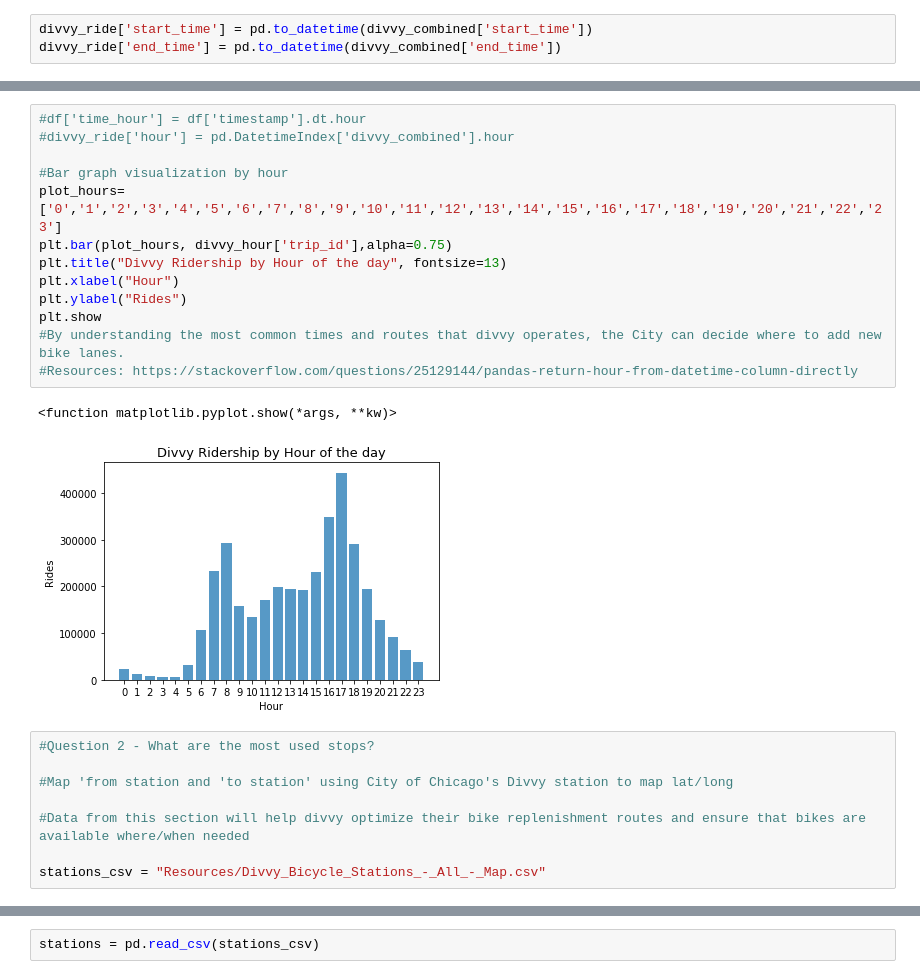
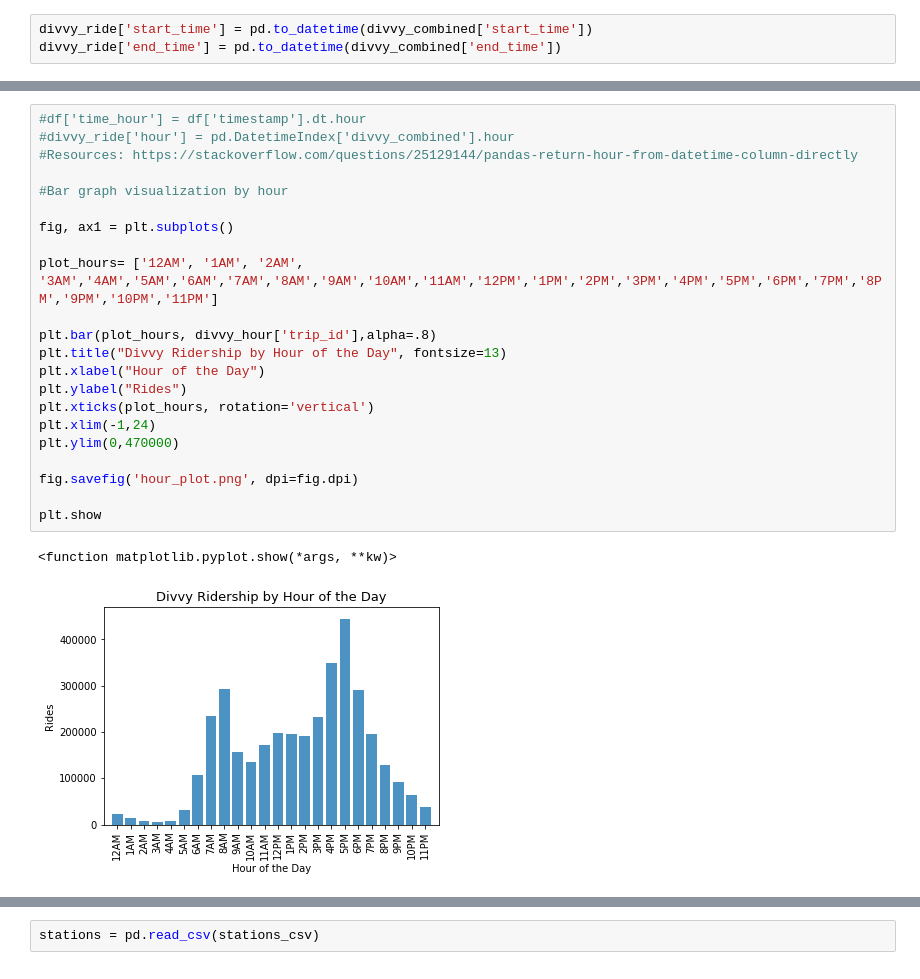
Before and after one commit to AlejandraRosa/Divvy_Project, a Jupyter notebook: Divvy_main.ipynb, the cells around one changed output, grey strips where cells are left out. Saved outputs shown, nothing was run; the diff lists cells and outputs as text.

Commit message:
Divvy_update

```diff
--- a/Divvy_main.ipynb
+++ b/Divvy_main.ipynb
@@ -125,27 +191,28 @@ divvy_hour.head()
 | 2 | 8229 | 8229 | 8229 | 8229 | 8229 | 8229 | 8229 | ... |
 | 3 | 5318 | 5318 | 5318 | 5318 | 5318 | 5318 | 5318 | ... |
 | 4 | 6701 | 6701 | 6701 | 6701 | 6701 | 6701 | 6701 | ... |
-# %%
-#df['time_hour'] = df['timestamp'].dt.hour
-#divvy_ride['hour'] = pd.DatetimeIndex['divvy_combined'].hour
-
-#Bar graph visualization by hour
-plot_hours=['0','1','2','3','4','5','6','7','8','9','10','11','12','13','14','15','16','17','18','19','20','21','22','23']
-plt.bar(plot_hours, divvy_hour['trip_id'],alpha=0.75)
-plt.title("Divvy Ridership by Hour of the day", fontsize=13)
-plt.xlabel("Hour")
-plt.ylabel("Rides")
-plt.show
-#By understanding the most common times and routes that divvy operates, the City can decide where to add new bike lanes.
-#Resources: https://stackoverflow.com/questions/25129144/pandas-return-hour-from-datetime-column-directly
-# %% [output]
-<function matplotlib.pyplot.show(*args, **kw)>
-[figure, removed]
-# %%
-#Question 2 - What are the most used stops?
-
-#Map 'from station and 'to station' using City of Chicago's Divvy station to map lat/long
-
-#Data from this section will help divvy optimize their bike replenishment routes and ensure that bikes are available where/when needed
-
-stations_csv = "Resources/Divvy_Bicycle_Stations_-_All_-_Map.csv"
+# %%
+#df['time_hour'] = df['timestamp'].dt.hour
+#divvy_ride['hour'] = pd.DatetimeIndex['divvy_combined'].hour
+#Resources: https://stackoverflow.com/questions/25129144/pandas-return-hour-from-datetime-column-directly
+
+#Bar graph visualization by hour
+
+fig, ax1 = plt.subplots()
+
+plot_hours= ['12AM', '1AM', '2AM', '3AM','4AM','5AM','6AM','7AM','8AM','9AM','10AM','11AM','12PM','1PM','2PM','3PM','4PM','5PM','6PM','7PM','8PM','9PM','10PM','11PM']
+
+plt.bar(plot_hours, divvy_hour['trip_id'],alpha=.8)
+plt.title("Divvy Ridership by Hour of the Day", fontsize=13)
+plt.xlabel("Hour of the Day")
+plt.ylabel("Rides")
+plt.xticks(plot_hours, rotation='vertical')
+plt.xlim(-1,24)
+plt.ylim(0,470000)
+
+fig.savefig('hour_plot.png', dpi=fig.dpi)
+
+plt.show
+# %% [output]
+<function matplotlib.pyplot.show(*args, **kw)>
+[figure, added]
```
Also changed, not shown: parts of 51 cells of this notebook, 8 other files.
